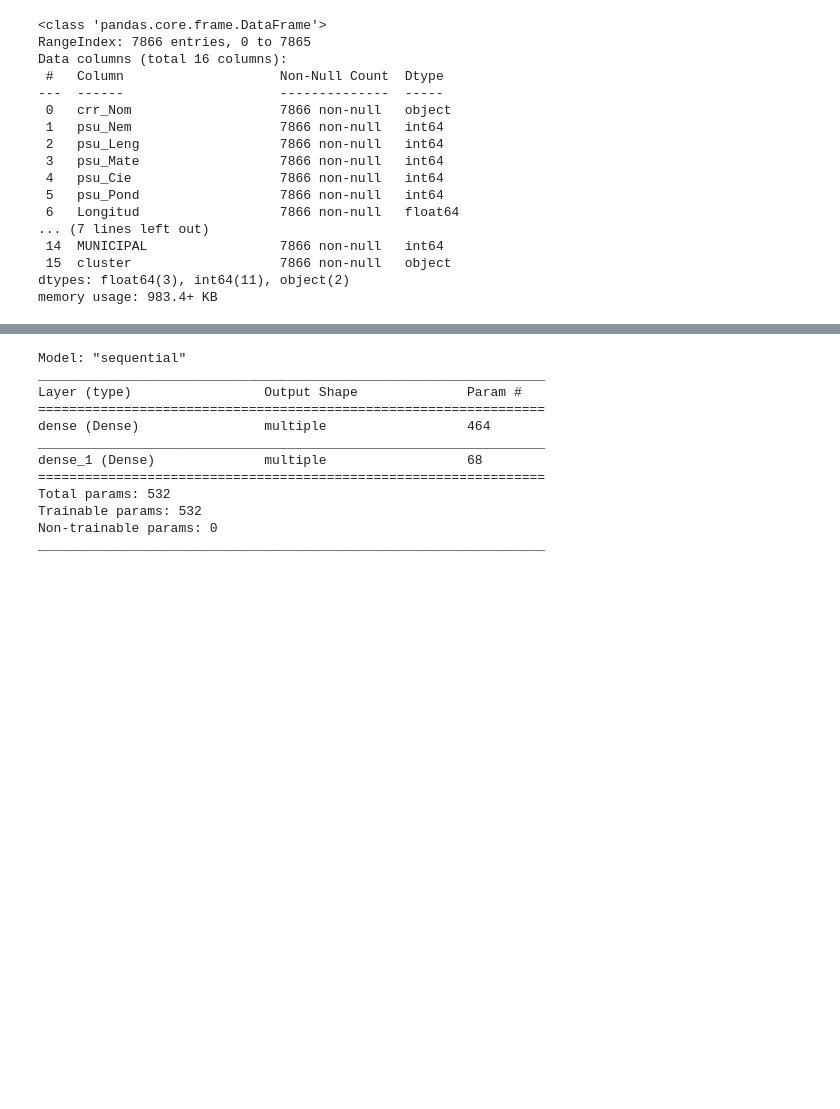
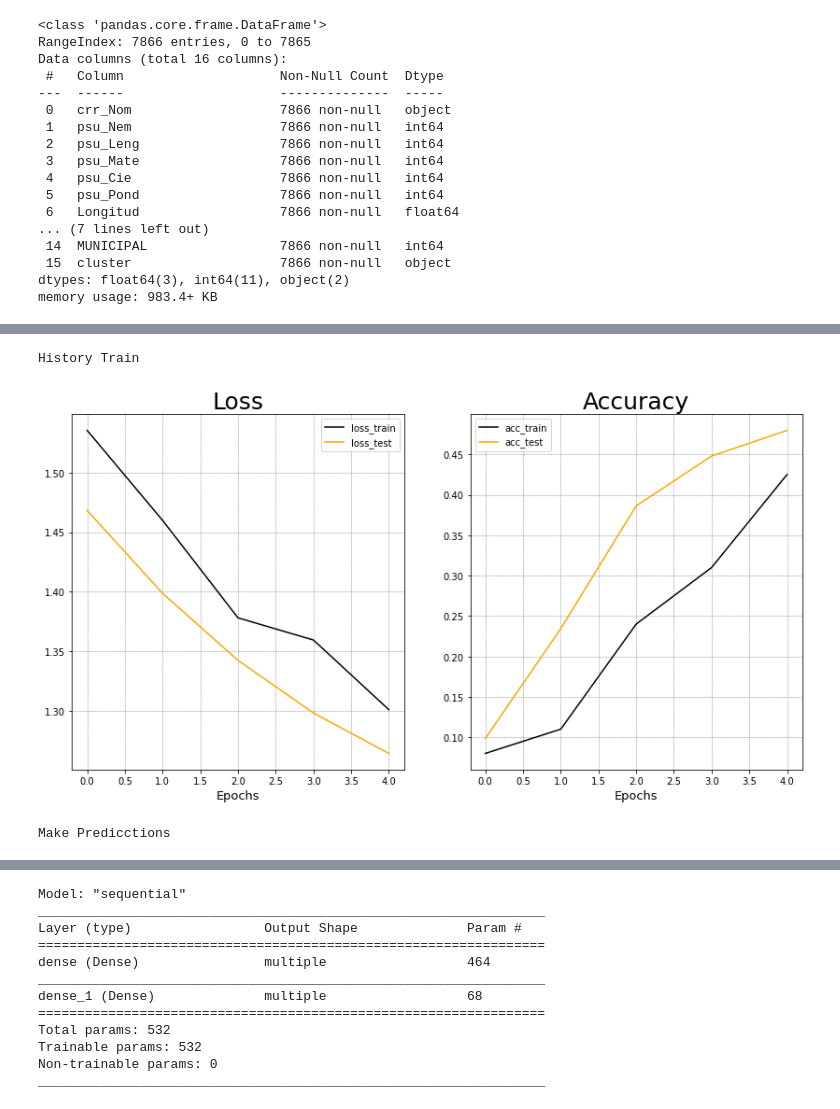
Before and after one commit to joseortegalabra/MLBI, a Jupyter notebook: Tarea1_MLBI_José_Ignacio_Ortega_Labra.ipynb, the cells around one changed output, grey strips where cells are left out. Drawn from its saved outputs; the diff is of its cells as text; code cells hidden in the pictures; blank space fills up the shorter version.

```diff
--- a/Tarea1_MLBI_José_Ignacio_Ortega_Labra.ipynb
+++ b/Tarea1_MLBI_José_Ignacio_Ortega_Labra.ipynb
@@ -327,0 +370,40 @@ weighted avg     0.7942    0.7954    0.7937      1574
+# %%
+#entrenar
+loss_vector_train = []
+loss_vector_test = []
+acc_vector_train = []
+acc_vector_test = []
+iPY = []  #guardar resultados de la animacion
+
+
+for epoch in range(epochs):
+  train_loss.reset_states()
+  train_accuracy.reset_states()
+  test_loss.reset_states()
+  test_accuracy.reset_states()
+
+  #entrenamiento
+  data_train, labels_train = create_batch(ex1.X_train_scaled, ex1.y_train_dummy, batch_size)
+  train_step(data_train, labels_train)
+  #guardar resultados
+  loss_vector_train.append(train_loss.result().numpy())
+  acc_vector_train.append(train_accuracy.result().numpy())
+
+  #test con todo el conjunto
+  test_step(ex1.X_test_scaled, ex1.y_test_dummy)
+  #guardar resultados test
+  loss_vector_test.append(test_loss.result().numpy())
+  acc_vector_test.append(test_accuracy.result().numpy())
+
+  template = 'Epoch {}, Loss: {}, Accuracy: {}, Test Loss: {}, Test Accuracy: {}'
+  print(template.format(epoch + 1,
+                        train_loss.result(),
+                        train_accuracy.result(),
+                        test_loss.result(),
+                        test_accuracy.result()))
+
+
+  #graficar 2
+  Z = predictions_ex1(data_fict, model_ex1)
+  Z = Z.reshape(xx.shape)
+  iPY.append(Z)
@@ -327,0 +447,13 @@ weighted avg     0.7942    0.7954    0.7937      1574
+# %%
+#graficar loss y acc
+print('History Train')
+train_results(loss_vector_train, loss_vector_test, acc_vector_train, acc_vector_test)
+# %% [output]
+History Train
+[figure, added]
+# %%
+print('Make Predicctions')
+y_train_predict =  predictions_ex1(ex1.X_train_scaled,model_ex1)
+y_test_predict = predictions_ex1(ex1.X_test_scaled,model_ex1)
+# %% [output]
+Make Predicctions
```
Also changed, not shown: parts of 99 cells of this notebook.
